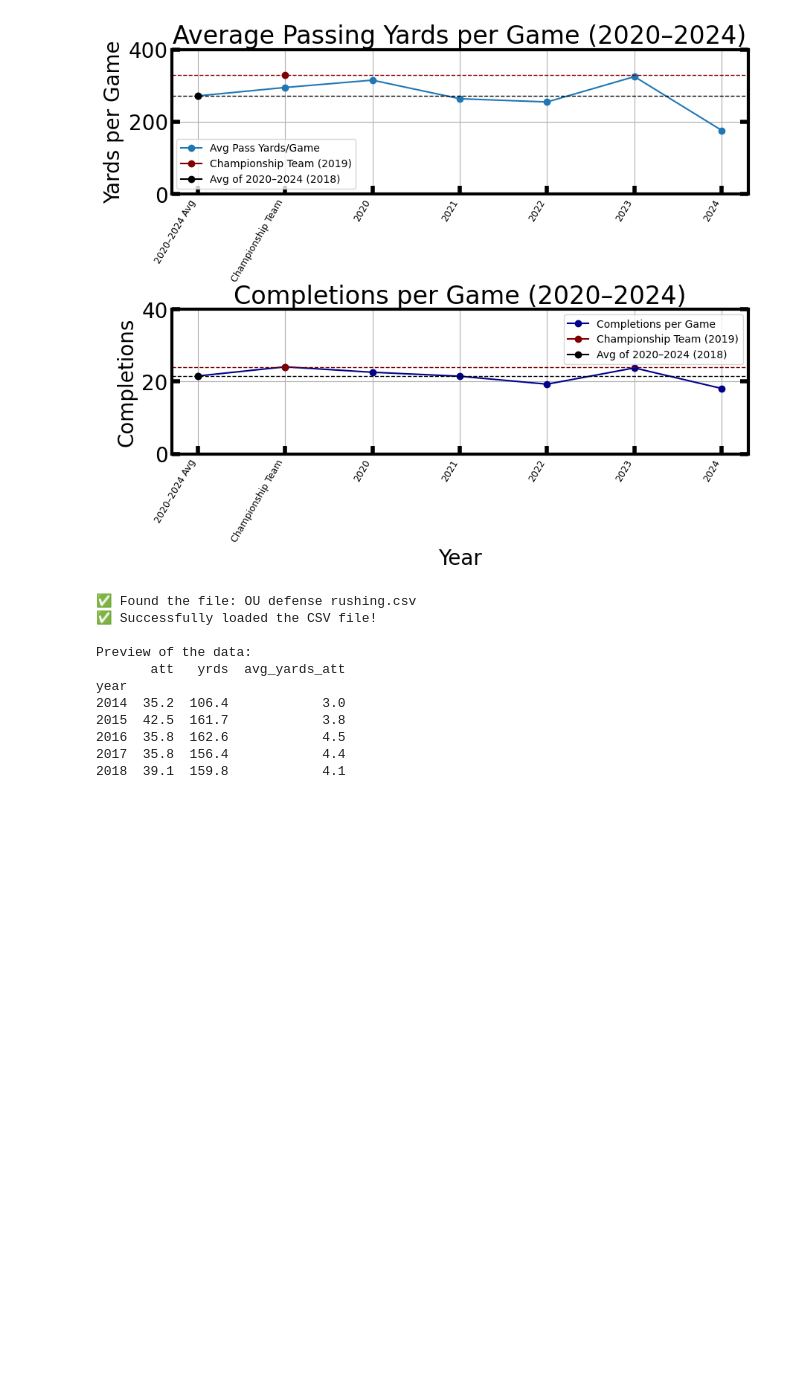
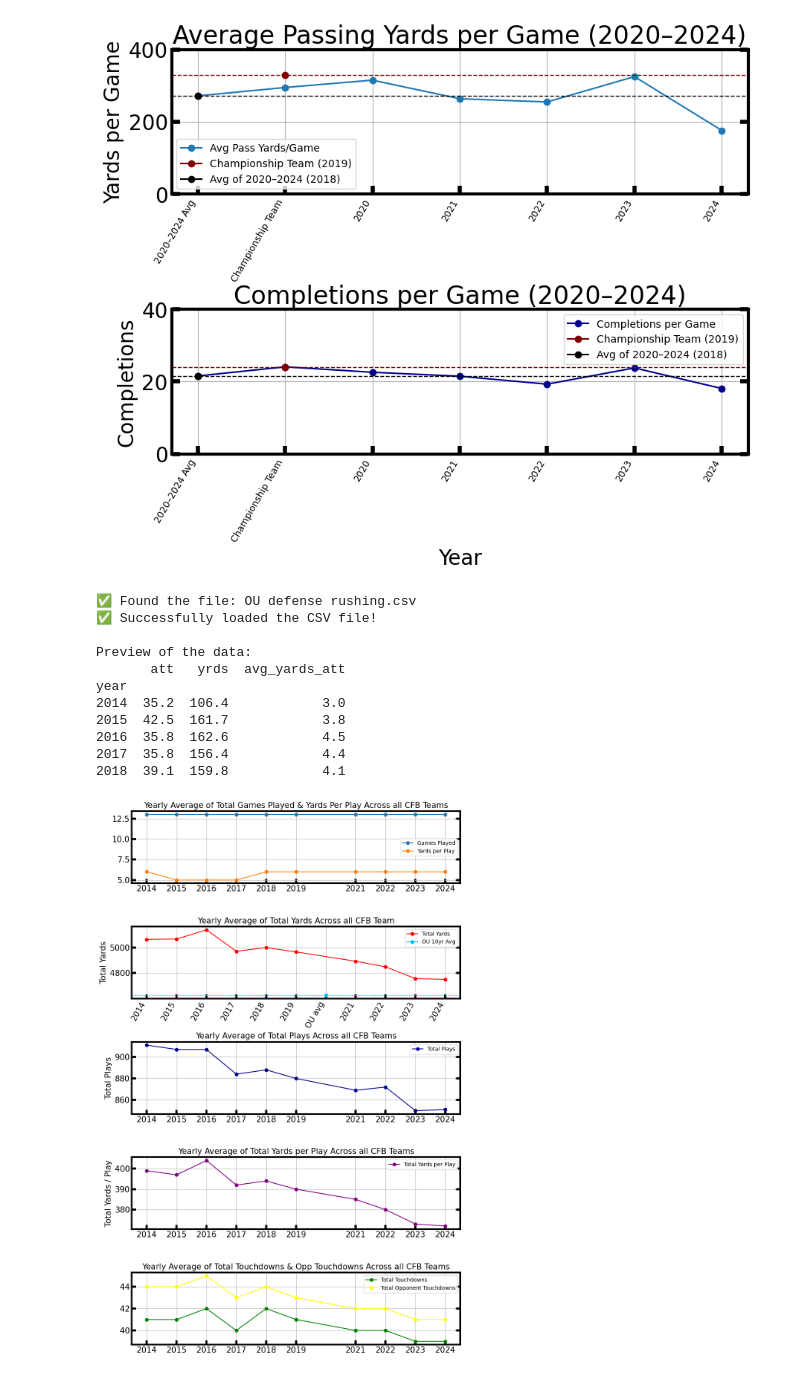
Before and after one commit to Jmo-1/Astro-Project, a Jupyter notebook: Project Code.ipynb, the cells around one changed output. Cells and saved outputs as stored; diff of their text form; code cells hidden in the pictures; blank space fills up the shorter version.

```diff
--- a/Project Code.ipynb
+++ b/Project Code.ipynb
@@ -201,3 +200,84 @@ year
 2016  35.8  162.6            4.5
 2017  35.8  156.4            4.4
 2018  39.1  159.8            4.1
+# %%
+# I wasn't sure how to label the y-axis for the 1st plot and last plot. The only thing I could think to do is to make all graphs seperate having their own independent y-axis
+
+import matplotlib.pyplot as plt
+import pandas as pd
+
+df=pd.read_csv('Total Defense.csv')
+fig, (ax1, ax2, ax3, ax4, ax5) = plt.subplots(5, 1, figsize=(10, 15))
+
+#First Plot
+ax1.plot(df['year'], df['g'], marker='o', label='Games Played') #this line and one below are what you want plotted
+ax1.plot(df['year'], df['yds/play'], marker='o', label='Yards per Play')
+
+ax1.set_title('Yearly Average of Total Games Played & Yards Per Play Across all CFB Teams', fontsize=15)
+ax1.set_xticks(df['year']) #doing this code plots year on each tick for each graph you have this code on
+ax1.grid(True)
+ax1.tick_params(top=False, labelsize=15)
+ax1.legend(fontsize=10)
+
+
+#Second Plot
+ax2.plot(df['year'], df['yds'], marker='o', label='Total Yards', color='red')
+
+#Making OUs 10yr Avg point & Horiz line
+ou_avg_x = 2020
+ou_avg_y = 4626
+
+ax2.plot(ou_avg_x, ou_avg_y, marker='o', color='deepskyblue', label='OU 10yr Avg')
+ax2.axhline(y=ou_avg_y, linestyle='--', color='deepskyblue', linewidth=1)
+
+# Adding OUs 10yr Avg x-tick
+xticks = list(df['year']) + [ou_avg_x]
+xtick_labels = list(df['year'].astype(str)) + ['OU avg']
+ax2.set_xticks(xticks)
+ax2.set_xticklabels(xtick_labels, rotation=60, ha='right', fontsize=9)
+
+ax2.set_title('Yearly Average of Total Yards Across all CFB Team', fontsize=15)
+ax2.set_ylabel('Total Yards', fontsize=15)
+ax2.grid(True)
+ax2.tick_params(top=False, labelsize=15)
+ax2.legend(fontsize=10)
+
+
+
+#Third Plot
+ax3.plot(df['year'], df['plays'], marker='o', label='Total Plays', color='darkblue')
+
+ax3.set_title('Yearly Average of Total Plays Across all CFB Teams', fontsize=15)
+ax3.set_ylabel('Total Plays', fontsize=15)
+ax3.set_xticks(df['year'])
+ax3.grid(True)
+ax3.tick_params(top=False, labelsize=15)
+ax3.legend(fontsize=10)
+
+
+#Forth Plot
+ax4.plot(df['year'], df['ypg'], marker='o', label='Total Yards per Play', color='purple')
+
+ax4.set_title('Yearly Average of Total Yards per Play Across all CFB Teams', fontsize=15)
+ax4.set_ylabel('Total Yards / Play', fontsize=15)
+ax4.set_xticks(df['year'])
+ax4.grid(True)
+ax4.tick_params(top=False, labelsize=15)
+ax4.legend(fontsize=10)
+
+
+#Fith Plot
+ax5.plot(df['year'], df['off TDs'], marker='o', label='Total Touchdowns', color='green')
+ax5.plot(df['year'], df['opp TDs'], marker='o', label='Total Opponent Touchdowns', color='yellow')
+
+ax5.set_title('Yearly Average of Total Touchdowns & Opp Touchdowns Across all CFB Teams', fontsize=15)
+ax5.set_xticks(df['year'])
+ax5.grid(True)
+ax5.tick_params(top=False, labelsize=15)
+ax5.legend(fontsize=10)
+
+plt.tight_layout()
+plt.subplots_adjust(hspace=0.6) #changes the spacing between graphs
+plt.show()
+# %% [output]
+[figure, added]
```
Also changed, not shown: parts of 1 cell of this notebook.
